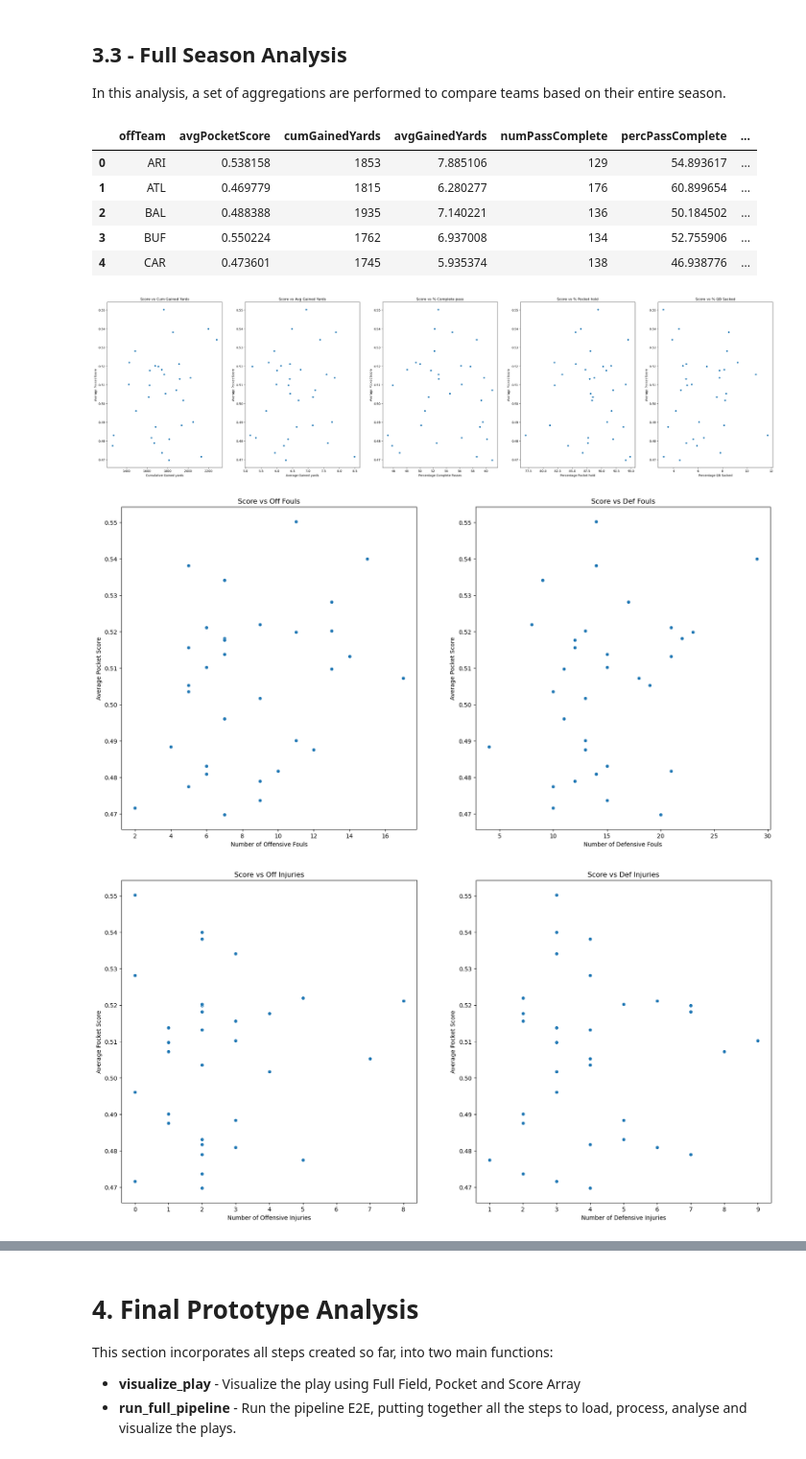
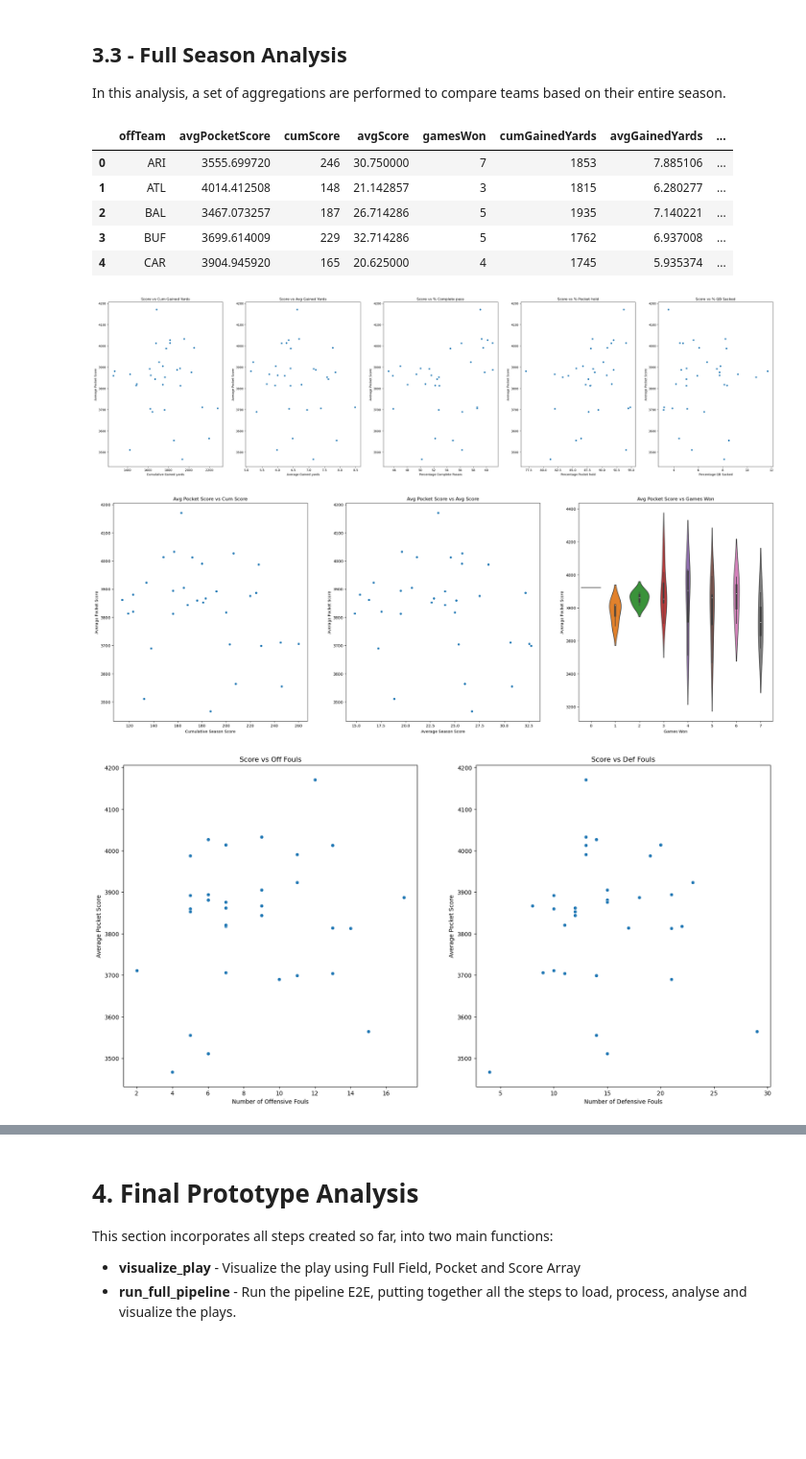
Before and after one commit to mcachosoblechero/MagicNFL, a Jupyter notebook: exploration/pipeline_prototype.ipynb, the cells around one changed output, grey strips where cells are left out. Shown at 96% size. Saved outputs shown, nothing was run; the diff lists cells and outputs as text; code cells hidden in the pictures; blank space fills up the shorter version.

Commit message:
Add game features to pipeline prototype

```diff
--- a/exploration/pipeline_prototype.ipynb
+++ b/exploration/pipeline_prototype.ipynb
@@ -566,19 +635,19 @@ def agg_scores_by_season(scores_file):
     # Return the analysis result
     return season_performance_analysis
 # %%
-season_result = agg_scores_by_season(f"{preprocessing_path}/play_scores_and_features.csv")
+season_result = agg_scores_by_season(f"{preprocessing_path}/play_scores_and_features.csv", f"{preprocessing_path}/games_features.csv")
 season_result.head(5)
 # %% [output]
-|  | offTeam | avgPocketScore | cumGainedYards | avgGainedYards | numPassComplete | percPassComplete | ... |
-| 0 | ARI | 0.538158 | 1853 | 7.885106 | 129 | 54.893617 | ... |
-| 1 | ATL | 0.469779 | 1815 | 6.280277 | 176 | 60.899654 | ... |
-| 2 | BAL | 0.488388 | 1935 | 7.140221 | 136 | 50.184502 | ... |
-| 3 | BUF | 0.550224 | 1762 | 6.937008 | 134 | 52.755906 | ... |
-| 4 | CAR | 0.473601 | 1745 | 5.935374 | 138 | 46.938776 | ... |
+|  | offTeam | avgPocketScore | cumScore | avgScore | gamesWon | cumGainedYards | avgGainedYards | ... |
+| 0 | ARI | 3555.699720 | 246 | 30.750000 | 7 | 1853 | 7.885106 | ... |
+| 1 | ATL | 4014.412508 | 148 | 21.142857 | 3 | 1815 | 6.280277 | ... |
+| 2 | BAL | 3467.073257 | 187 | 26.714286 | 5 | 1935 | 7.140221 | ... |
+| 3 | BUF | 3699.614009 | 229 | 32.714286 | 5 | 1762 | 6.937008 | ... |
+| 4 | CAR | 3904.945920 | 165 | 20.625000 | 4 | 1745 | 5.935374 | ... |
 # %%
 season_result.to_csv(f"{preprocessing_path}/season_scores_and_features.csv", index=False)
 # %%
-def evaluate_scores_season(scores_file):
+def evaluate_season_scores(scores_file):
 
     # Load information based on the analysis provided
     analysis_results = pd.read_csv(scores_file)
@@ -624,6 +693,34 @@ def evaluate_scores_season(scores_file):
     plt.xlabel("Percentage QB Sacked")
     plt.ylabel("Average Pocket Score")
     plt.title("Score vs % QB Sacked")
+
+    #################################################################
+    # Game Analysis
+    # Figure height and width
+    width = 30
+    height = 10
+    plt.figure(figsize=(width,height))
+    # Number of subplots
+    rows = 1
+    cols = 3
+    # Analysis 1 - Avg Pocket Score vs Cum Score
+    plt.subplot(rows,cols,1)
+    sns.scatterplot(data=analysis_results, y='avgPocketScore', x='cumScore')
+    plt.xlabel("Cumulative Season Score")
+    plt.ylabel("Average Pocket Score")
+    plt.title("Avg Pocket Score vs Cum Score")
+    # Analysis 2 - Avg Pocket Score vs Avg Score
+    plt.subplot(rows,cols,2)
+    sns.scatterplot(data=analysis_results, y='avgPocketScore', x='avgScore')
+    plt.xlabel("Average Season Score")
+    plt.ylabel("Average Pocket Score")
+    plt.title("Avg Pocket Score vs Avg Score")
+    # Analysis 3 - Avg Pocket Score vs Games Won
+    plt.subplot(rows,cols,3)
+    sns.violinplot(data=analysis_results, y='avgPocketScore', x='gamesWon')
+    plt.xlabel("Games Won")
+    plt.ylabel("Average Pocket Score")
+    plt.title("Avg Pocket Score vs Games Won")
 
     #################################################################
     # Foul analysis
@@ -692,8 +789,8 @@ def evaluate_scores_season(scores_file):
     plt.title("Score vs Def Injuries")
     ##########################################################################
 # %%
-evaluate_agg_scores(f"{preprocessing_path}/season_scores_and_features.csv")
+evaluate_season_scores(f"{preprocessing_path}/season_scores_and_features.csv")
 # %% [output]
-[figure, old version]
+[figure, new version]
-[figure, old version]
+[figure, new version]
-[figure, old version]
+[figure, new version]
```
Also changed, not shown: parts of 13 cells of this notebook.
